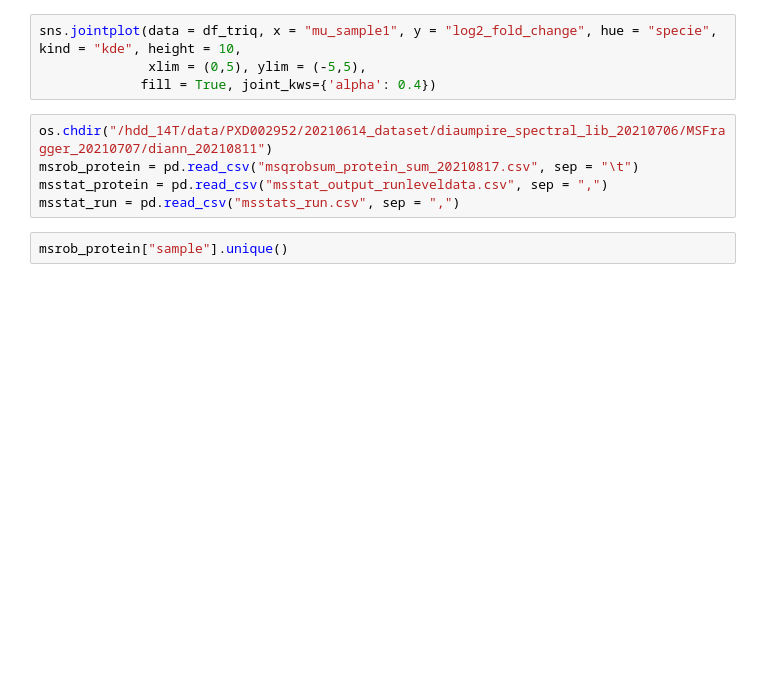
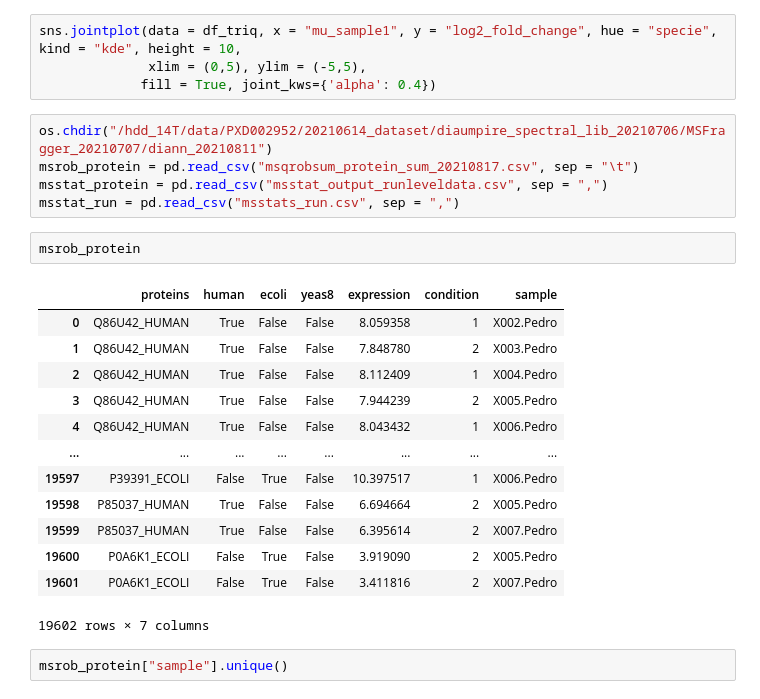
Before and after one commit to statisticalbiotechnology/dia_sum, a Jupyter notebook: result/2021-10-21_article_plots/2021-10-21_article_plots.ipynb, the cells around one changed output. Saved outputs shown, nothing was run; the diff lists cells and outputs as text; blank space fills up the shorter version.

```diff
--- a/result/2021-10-21_article_plots/2021-10-21_article_plots.ipynb
+++ b/result/2021-10-21_article_plots/2021-10-21_article_plots.ipynb
@@ -2078,6 +2009,22 @@ os.chdir("/hdd_14T/data/PXD002952/20210614_dataset/diaumpire_spectral_lib_202107
 msrob_protein = pd.read_csv("msqrobsum_protein_sum_20210817.csv", sep = "\t")
 msstat_protein = pd.read_csv("msstat_output_runleveldata.csv", sep = ",")
 msstat_run = pd.read_csv("msstats_run.csv", sep = ",")
+# %%
+msrob_protein
+# %% [output]
+|  | proteins | human | ecoli | yeas8 | expression | condition | sample |
+| 0 | Q86U42_HUMAN | True | False | False | 8.059358 | 1 | X002.Pedro |
+| 1 | Q86U42_HUMAN | True | False | False | 7.848780 | 2 | X003.Pedro |
+| 2 | Q86U42_HUMAN | True | False | False | 8.112409 | 1 | X004.Pedro |
+| 3 | Q86U42_HUMAN | True | False | False | 7.944239 | 2 | X005.Pedro |
+| 4 | Q86U42_HUMAN | True | False | False | 8.043432 | 1 | X006.Pedro |
+| ... | ... | ... | ... | ... | ... | ... | ... |
+| 19597 | P39391_ECOLI | False | True | False | 10.397517 | 1 | X006.Pedro |
+| 19598 | P85037_HUMAN | True | False | False | 6.694664 | 2 | X005.Pedro |
+| 19599 | P85037_HUMAN | True | False | False | 6.395614 | 2 | X007.Pedro |
+| 19600 | P0A6K1_ECOLI | False | True | False | 3.919090 | 2 | X005.Pedro |
+| 19601 | P0A6K1_ECOLI | False | True | False | 3.411816 | 2 | X007.Pedro |
+19602 rows × 7 columns
 # %%
 msrob_protein["sample"].unique()
 # %%
```
Also changed, not shown: parts of 13 cells of this notebook, 43 other files.
